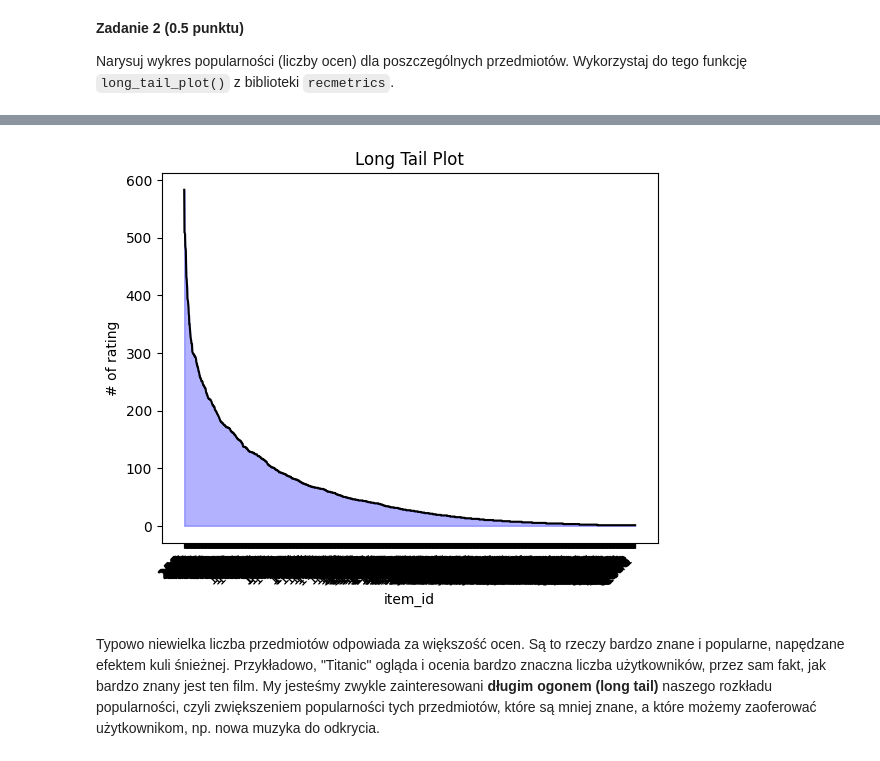
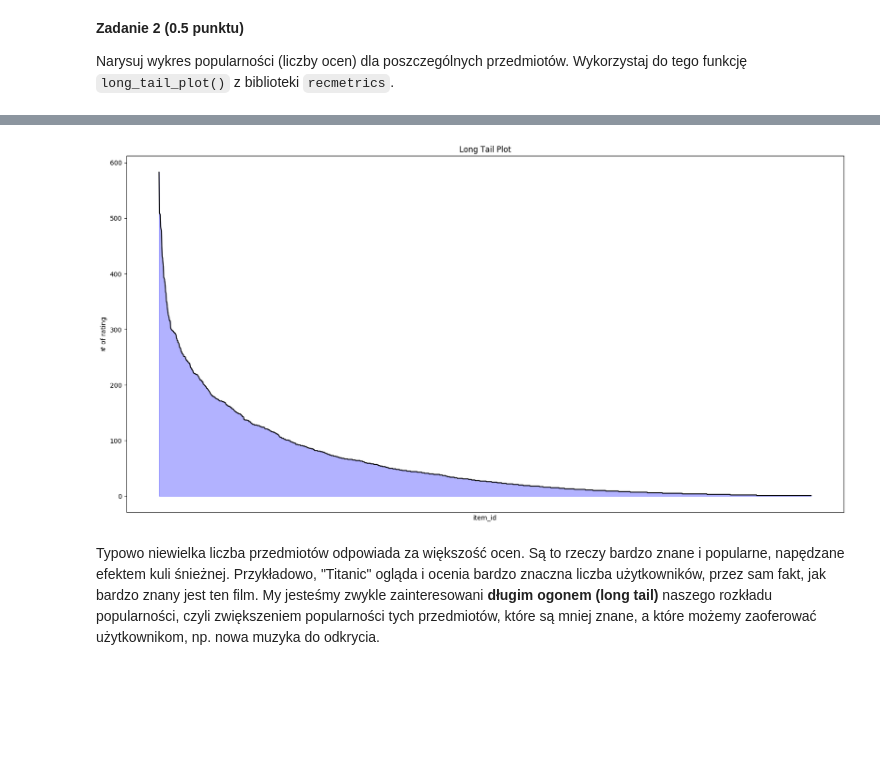
Before and after one commit to bchwast/AGH-PSI, a Jupyter notebook: Cwiczenia 6/Lab6.ipynb, the cells around one changed output, grey strips where cells are left out. Saved outputs shown, nothing was run; the diff lists cells and outputs as text; code cells hidden in the pictures; blank space fills up the shorter version.

```diff
--- a/Cwiczenia 6/Lab6.ipynb
+++ b/Cwiczenia 6/Lab6.ipynb
@@ -193,10 +211,12 @@ Narysuj wykres popularności (liczby ocen) dla poszczególnych przedmiotów. Wyk
 # %%
 # your code goes here
+import matplotlib.pyplot as plt
 from recmetrics import long_tail_plot
 
-long_tail_plot(df=df, item_id_column='item_id', interaction_type='rating')
+_ = plt.figure(figsize=(20, 10))
+long_tail_plot(df=df, item_id_column='item_id', interaction_type='rating', x_labels=False)
 # %% [output]
-[figure, old version]
+[figure, new version]
 # %% [markdown]
 Typowo niewielka liczba przedmiotów odpowiada za większość ocen. Są to rzeczy bardzo znane i popularne, napędzane efektem kuli śnieżnej. Przykładowo, "Titanic" ogląda i ocenia bardzo znaczna liczba użytkowników, przez sam fakt, jak bardzo znany jest ten film. My jesteśmy zwykle zainteresowani **długim ogonem (long tail)** naszego rozkładu popularności, czyli zwiększeniem popularności tych przedmiotów, które są mniej znane, a które możemy zaoferować użytkownikom, np. nowa muzyka do odkrycia.
 # %% [markdown]
```
Also changed, not shown: parts of 13 cells of this notebook, 1 other file.
